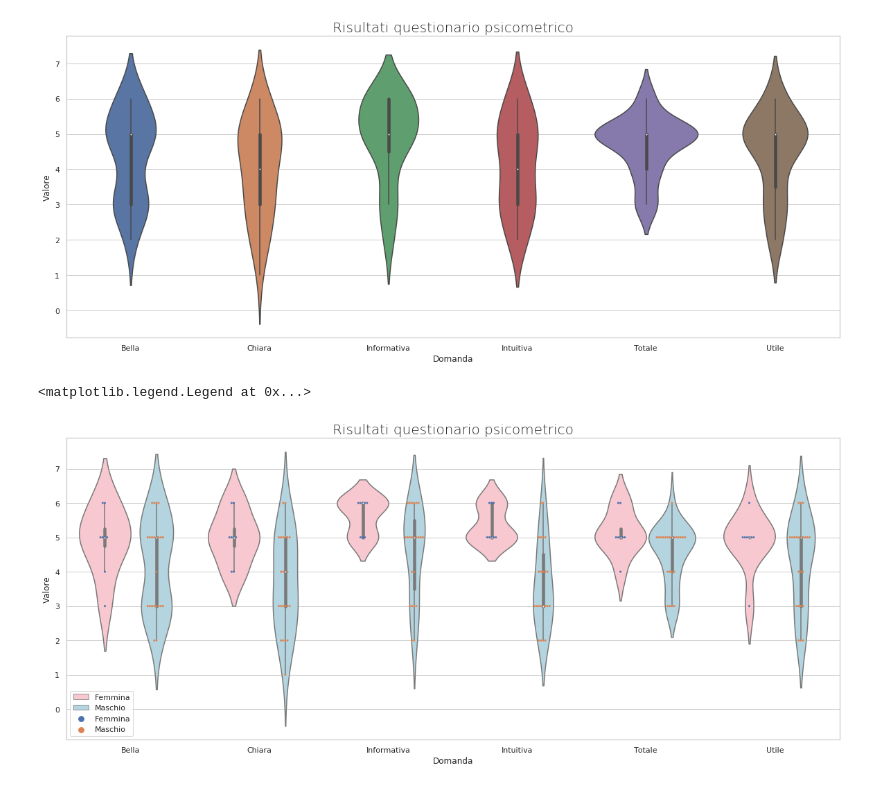
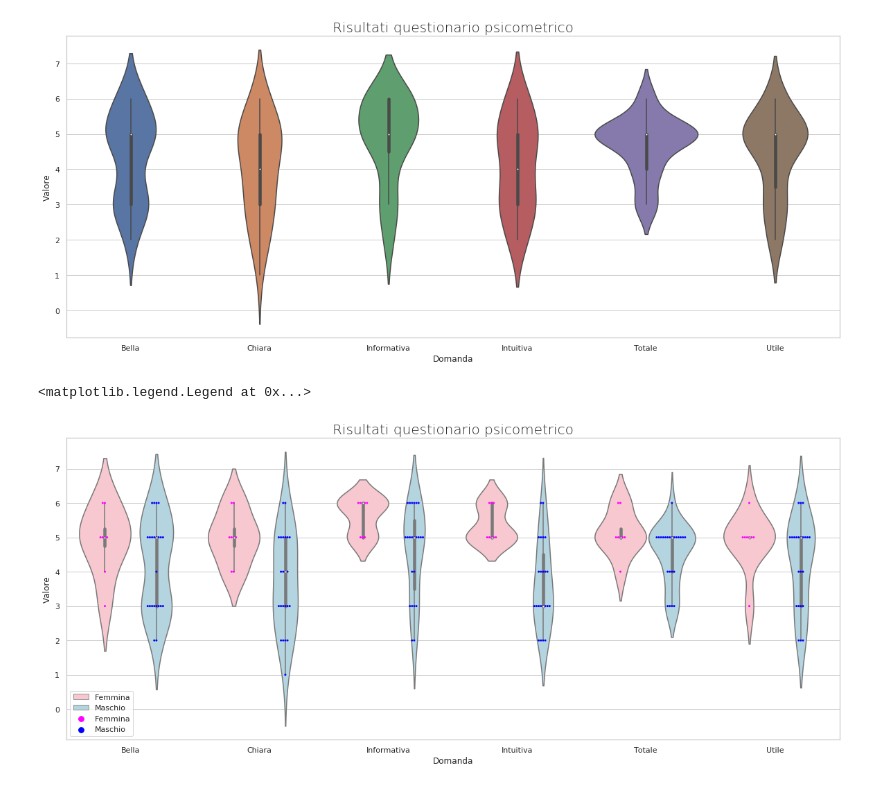
Before and after one commit to pkasela/Sound-of-Data, a Jupyter notebook: DataViz/Violin_plot.ipynb, the cells around one changed output. Cells and saved outputs as stored; diff of their text form; code cells hidden in the pictures.

Commit message:
aggiornato dei colori dei swarm iterni

```diff
--- a/DataViz/Violin_plot.ipynb
+++ b/DataViz/Violin_plot.ipynb
@@ -25,12 +25,13 @@ ax = sns.violinplot(x="Domanda", y="Valore", data=data)
 # %%
 plt.figure(figsize=(20, 8))
 plt.title("Risultati questionario psicometrico", fontdict=diz, loc='center', pad=None)
-ax = sns.swarmplot(x="Domanda",y="Valore",data=data,hue="Genere",dodge=True,size=3)
+ax = sns.swarmplot(x="Domanda",y="Valore",data=data,hue="Genere",dodge=True,
+                   size=3, palette=["magenta", "blue"])
 ax.legend_.remove()
 ax = sns.violinplot(x="Domanda", y="Valore",data=data, hue="Genere",#cut=0,
                     palette=["pink", "lightblue"])
 
 ax.legend(loc = 'lower left')
 # %% [output]
 <matplotlib.legend.Legend at 0x...>
-[figure, old version]
+[figure, new version]
```
